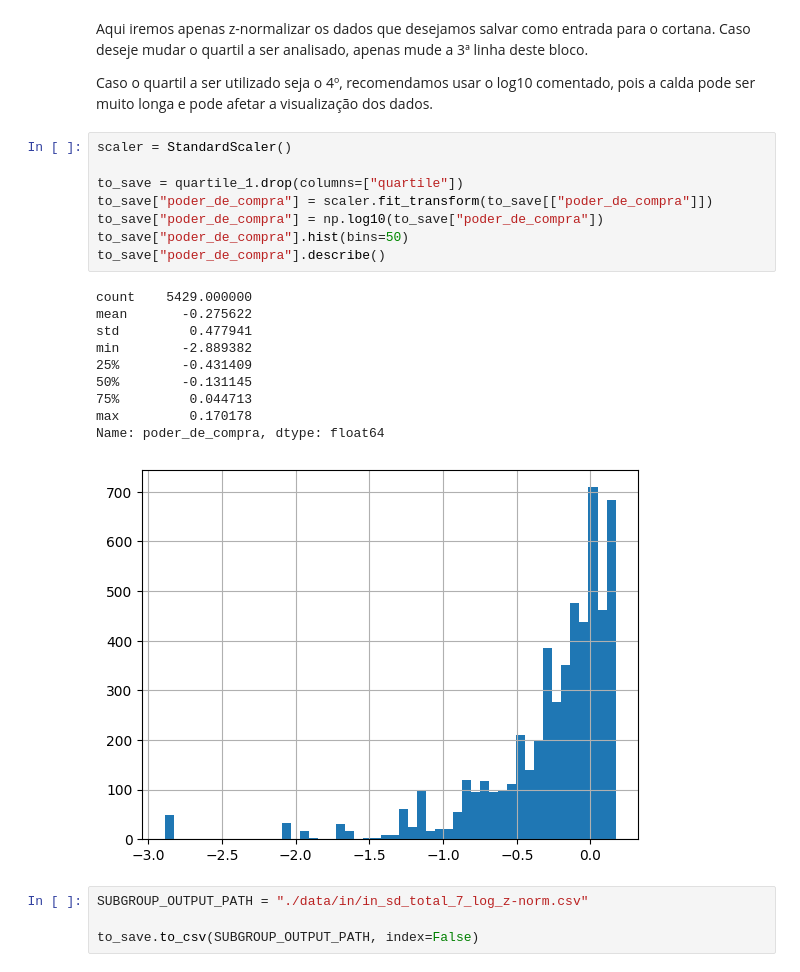
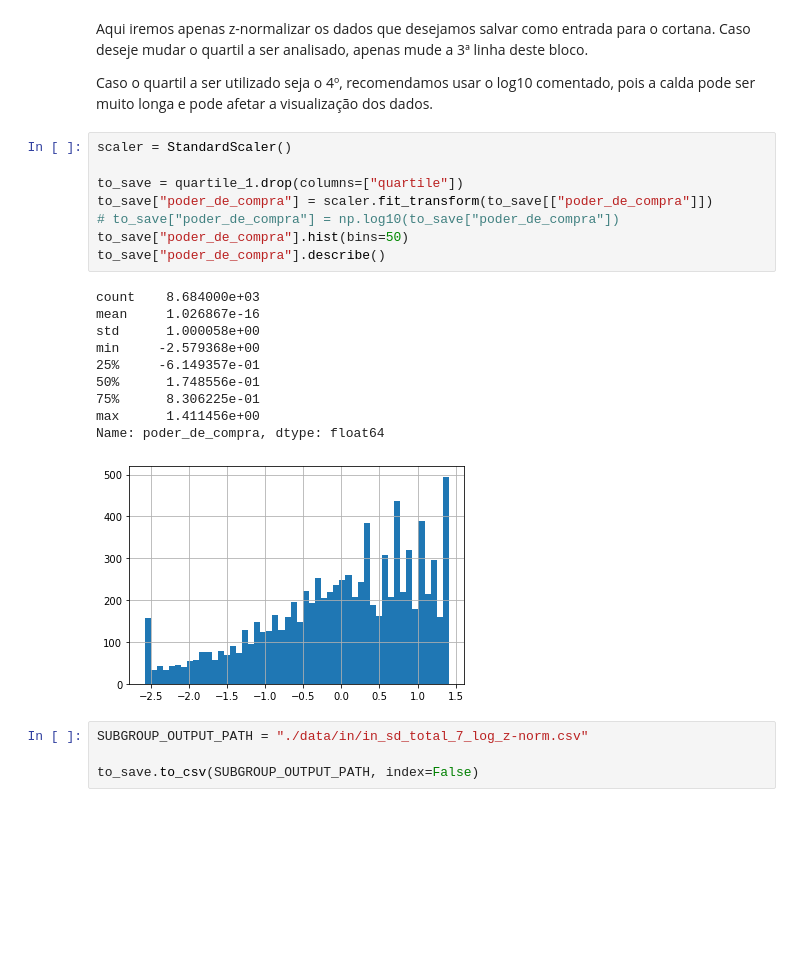
Before and after one commit to vinciusb/TP-AD, a Jupyter notebook: stackoverflow.ipynb, the cells around one changed output. Drawn from its saved outputs; the diff is of its cells as text; blank space fills up the shorter version.

```diff
--- a/stackoverflow.ipynb
+++ b/stackoverflow.ipynb
@@ -472,22 +476,22 @@ Caso o quartil a ser utilizado seja o 4º, recomendamos usar o log10 comentado,
 # %%
 scaler = StandardScaler()
 
 to_save = quartile_1.drop(columns=["quartile"])
 to_save["poder_de_compra"] = scaler.fit_transform(to_save[["poder_de_compra"]])
-to_save["poder_de_compra"] = np.log10(to_save["poder_de_compra"])
+# to_save["poder_de_compra"] = np.log10(to_save["poder_de_compra"])
 to_save["poder_de_compra"].hist(bins=50)
 to_save["poder_de_compra"].describe()
 # %% [output]
-count    5429.000000
-mean       -0.275622
-std         0.477941
-min        -2.889382
-25%        -0.431409
-50%        -0.131145
-75%         0.044713
-max         0.170178
+count    8.684000e+03
+mean     1.026867e-16
+std      1.000058e+00
+min     -2.579368e+00
+25%     -6.149357e-01
+50%      1.748556e-01
+75%      8.306225e-01
+max      1.411456e+00
 Name: poder_de_compra, dtype: float64
-[figure, old version]
+[figure, new version]
 # %%
 SUBGROUP_OUTPUT_PATH = "./data/in/in_sd_total_7_log_z-norm.csv"
 
```
Also changed, not shown: parts of 20 cells of this notebook, 1 other file.
